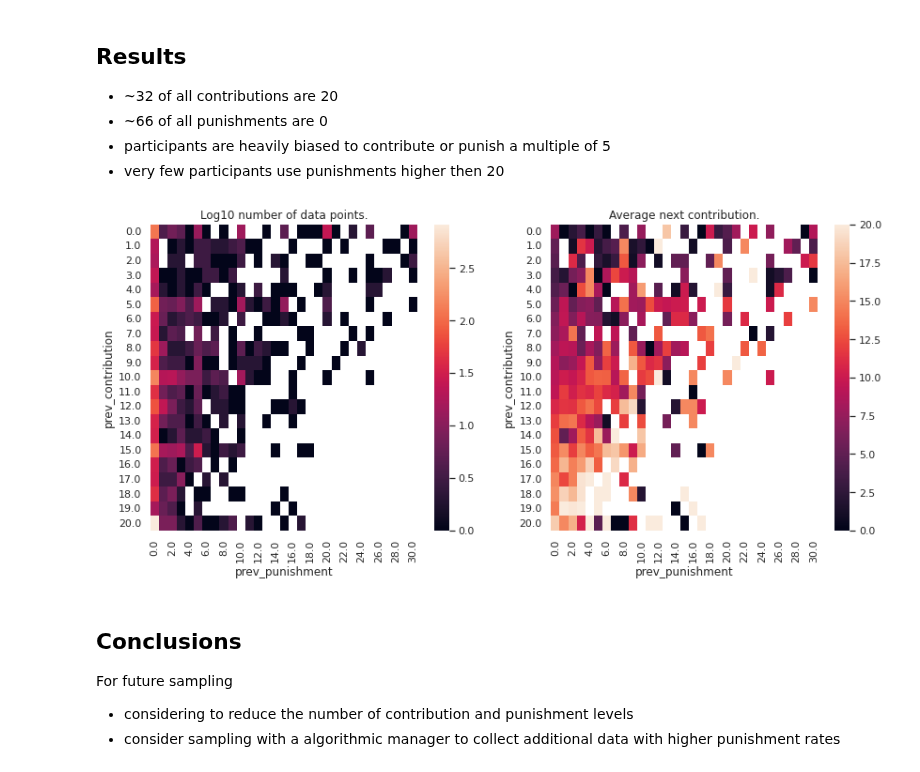
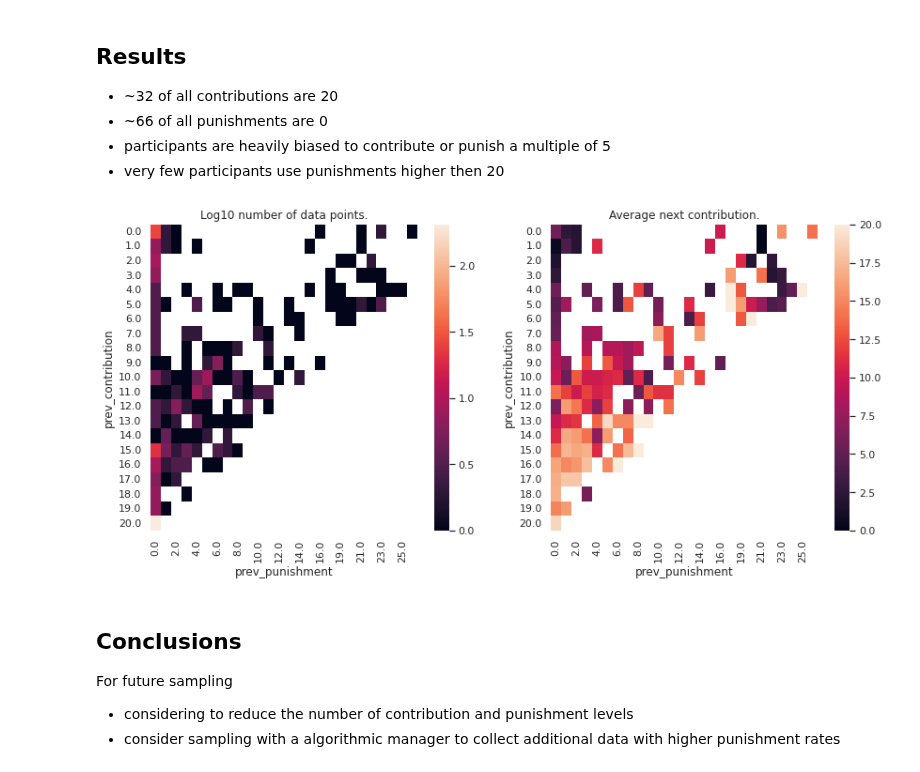
Before and after one commit to center-for-humans-and-machines/algorithmic-institutions, a Jupyter notebook: notebooks/distribution.ipynb, the cells around one changed output. Cells and saved outputs as stored; diff of their text form; code cells hidden in the pictures.

```diff
--- a/notebooks/distribution.ipynb
+++ b/notebooks/distribution.ipynb
@@ -11,8 +11,8 @@ import scipy
 sns.set(rc={'axes.facecolor':'white', 'figure.facecolor':'white'})
 
 folder = '../data'
-merge_file = 'pilot1'
-plot_folder = '../plots/pilot1'
+merge_file = 'pilot_random1'
+plot_folder = '../plots/pilot_random1'
 
 df =pd.read_csv(os.path.join(folder, f'{merge_file}_player_round_slim.csv'))
 print(len(df))
@@ -57,28 +56,32 @@ plt.savefig(os.path.join(plot_folder, 'distribution_punishments.jpg'), dpi=300,
 # %%
 from aimanager.model.cross_validation import split_xy
 import numpy as np
 
-df_x, sr_y = split_xy(df, filter_nan=True)
+w = (
+    df['experiment_name'] == 'random_1'
+)
+
+df_x, sr_y = split_xy(df[w], filter_nan=True)
 
 df_xy = df_x
 df_xy['contribution'] = sr_y
 
 df_xy = df_xy.reset_index()
 
 # plt.figure(figsize=(14,10))
 f, (ax1, ax2) = plt.subplots(1, 2, figsize=(14,6))
 
 cm1 = df_xy.pivot_table(index=['prev_contribution'], columns='prev_punishment', values='contribution', aggfunc=np.mean)
 cm2 = df_xy.pivot_table(index=['prev_contribution'], columns='prev_punishment', values='contribution', aggfunc=len)
 cm2 = np.log10(cm2)
 
 ax1.set_title('Log10 number of data points.')
 sns.heatmap(cm2, ax=ax1)
 ax2.set_title('Average next contribution.')
 sns.heatmap(cm1, ax=ax2)
 plt.savefig(os.path.join(plot_folder, 'prev_cont_pun.jpg'), dpi=300, transparent=False)
 # %% [output]
-[figure, old version]
+[figure, new version]
 # %% [markdown]
 ## Conclusions
 
```
Also changed, not shown: parts of 4 cells of this notebook, 12 other files.
